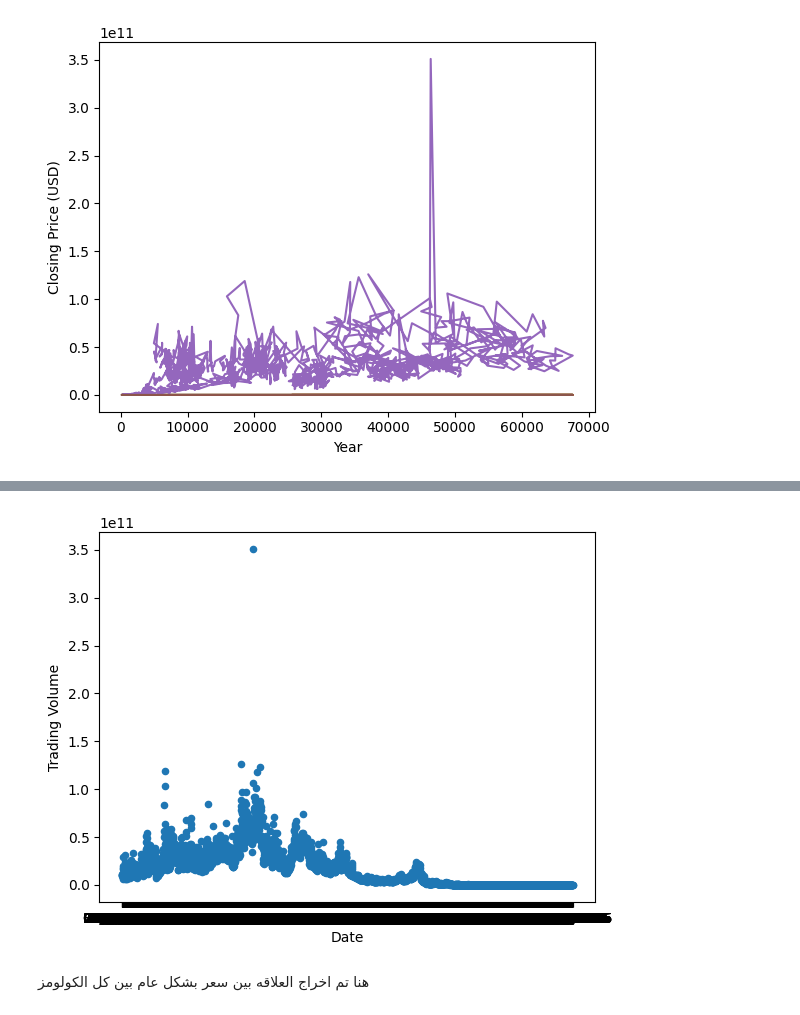
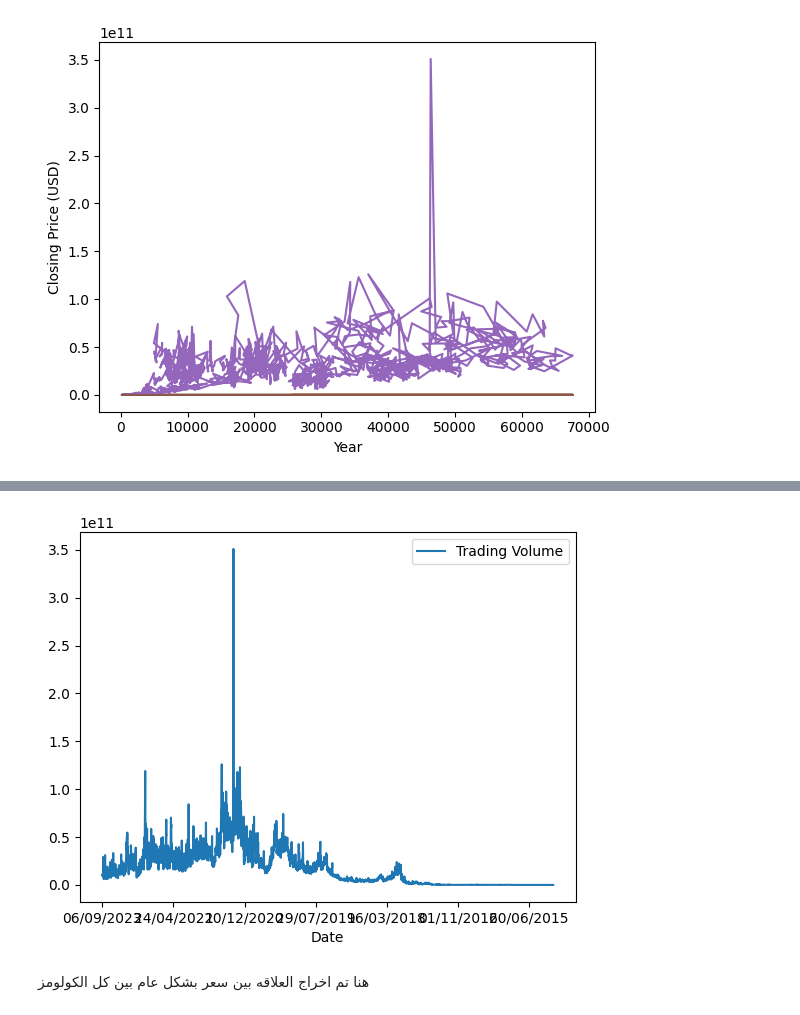
Before and after one commit to ayatkatka/bitcoin, a Jupyter notebook: bitcoinDataset.ipynb, the cells around one changed output, grey strips where cells are left out. Cells and saved outputs as stored; diff of their text form; code cells hidden in the pictures.

```diff
--- a/bitcoinDataset.ipynb
+++ b/bitcoinDataset.ipynb
@@ -133,16 +126,16 @@ data.corr()
 # %%
 import pandas as pd
 import matplotlib.pyplot as plt
 
 df = pd.read_csv('bitcoinDataset.csv')
 df.isnull()
 Df=df.dropna()
 mean1=df['Closing Price (USD)'].mean()
 new_df=df.fillna(mean1, inplace=True)
-df.plot(kind = 'scatter', x = 'Date', y = 'Trading Volume')
+df.plot(kind = 'line', x = 'Date', y = 'Trading Volume')
 plt.show()
 # %% [output]
-[figure, old version]
+[figure, new version]
 # %% [markdown]
 هنا تم اخراج العلاقه بين سعر بشكل عام بين كل الكولومز
 # %%
```
Also changed, not shown: parts of 21 cells of this notebook.
